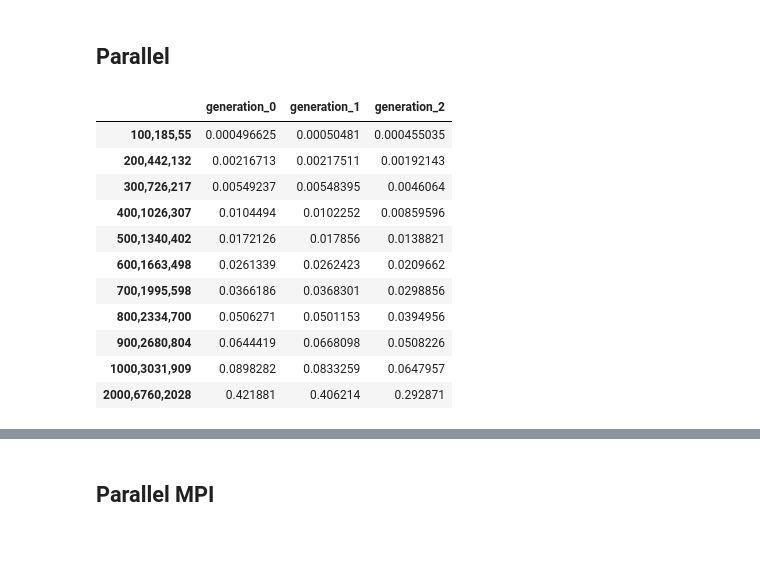
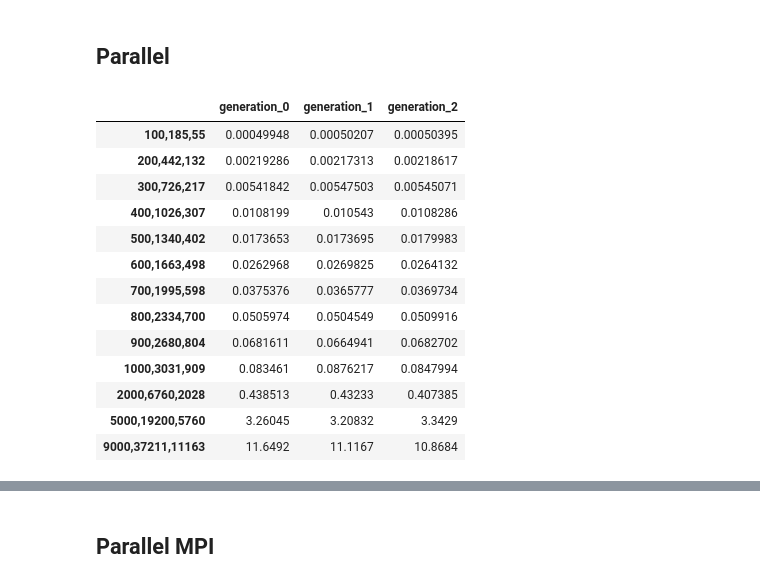
Before and after one commit to danif93/Genetic-Travelling-Salesman, a Jupyter notebook: code/python_dataAnalysis/read_files.ipynb, the cells around one changed output, grey strips where cells are left out. Saved outputs shown, nothing was run; the diff lists cells and outputs as text; code cells hidden in the pictures; blank space fills up the shorter version.

```diff
--- a/code/python_dataAnalysis/read_files.ipynb
+++ b/code/python_dataAnalysis/read_files.ipynb
@@ -267,0 +300,3 @@ plt.title("Parallel MPI Approach Convergence - Percentage Average");
+# %%
+path = "../results/total/phase2/parallelMPI"
+files = sorted(os.listdir(path))
@@ -369,18 +480,20 @@ pathFiles = sorted([i for i in os.listdir(path) if "path" in i])
 rearrFiles = sorted([i for i in os.listdir(path) if "rearrange" in i])
 sortFiles = sorted([i for i in os.listdir(path) if "sort" in i])
 # %%
-df_gen = fill_dataFrame_detailed(path,genFiles)
-df_gen
+df_gen_par = fill_dataFrame_detailed(path,genFiles)
+df_gen_par
 # %% [output]
 |  | generation_0 | generation_1 | generation_2 |
-| 100,185,55 | 0.000496625 | 0.00050481 | 0.000455035 |
-| 200,442,132 | 0.00216713 | 0.00217511 | 0.00192143 |
-| 300,726,217 | 0.00549237 | 0.00548395 | 0.0046064 |
-| 400,1026,307 | 0.0104494 | 0.0102252 | 0.00859596 |
-| 500,1340,402 | 0.0172126 | 0.017856 | 0.0138821 |
-| 600,1663,498 | 0.0261339 | 0.0262423 | 0.0209662 |
-| 700,1995,598 | 0.0366186 | 0.0368301 | 0.0298856 |
-| 800,2334,700 | 0.0506271 | 0.0501153 | 0.0394956 |
-| 900,2680,804 | 0.0644419 | 0.0668098 | 0.0508226 |
-| 1000,3031,909 | 0.0898282 | 0.0833259 | 0.0647957 |
-| 2000,6760,2028 | 0.421881 | 0.406214 | 0.292871 |
+| 100,185,55 | 0.00049948 | 0.00050207 | 0.00050395 |
+| 200,442,132 | 0.00219286 | 0.00217313 | 0.00218617 |
+| 300,726,217 | 0.00541842 | 0.00547503 | 0.00545071 |
+| 400,1026,307 | 0.0108199 | 0.010543 | 0.0108286 |
+| 500,1340,402 | 0.0173653 | 0.0173695 | 0.0179983 |
+| 600,1663,498 | 0.0262968 | 0.0269825 | 0.0264132 |
+| 700,1995,598 | 0.0375376 | 0.0365777 | 0.0369734 |
+| 800,2334,700 | 0.0505974 | 0.0504549 | 0.0509916 |
+| 900,2680,804 | 0.0681611 | 0.0664941 | 0.0682702 |
+| 1000,3031,909 | 0.083461 | 0.0876217 | 0.0847994 |
+| 2000,6760,2028 | 0.438513 | 0.43233 | 0.407385 |
+| 5000,19200,5760 | 3.26045 | 3.20832 | 3.3429 |
+| 9000,37211,11163 | 11.6492 | 11.1167 | 10.8684 |
```
Also changed, not shown: parts of 51 cells of this notebook, 44 other files.
